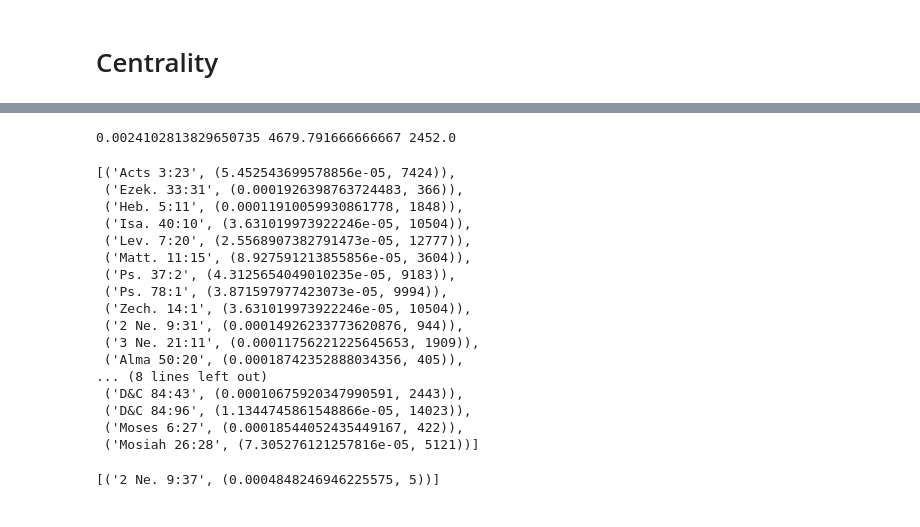
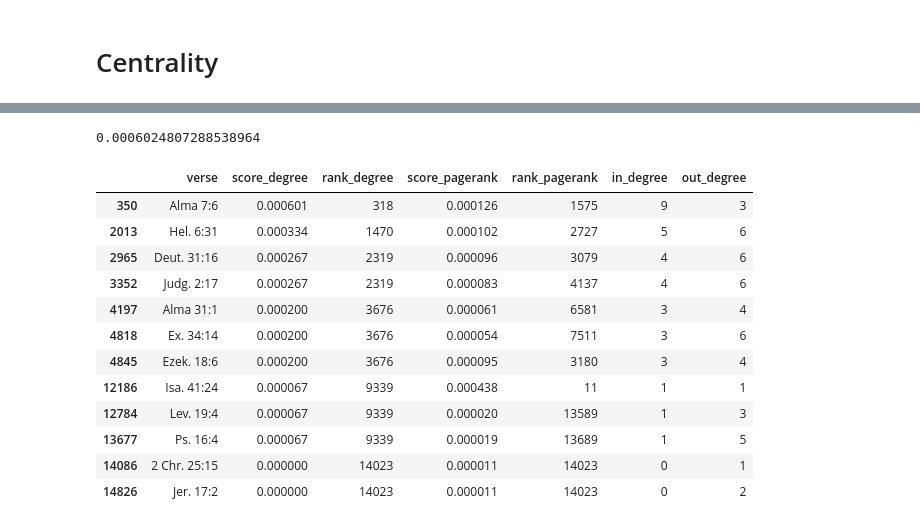
Before and after one commit to skearnes/scripture-graph, a Jupyter notebook: posts/2020-12-31/post.ipynb, the cells around one changed output, grey strips where cells are left out. Saved outputs shown, nothing was run; the diff lists cells and outputs as text; code cells hidden in the pictures.

```diff
--- a/posts/2020-12-31/post.ipynb
+++ b/posts/2020-12-31/post.ipynb
@@ -275,34 +177,20 @@ scores
-# %%
-scores = []
-for source, _ in subgraph.in_edges('D&C 1:14'):
-    scores.append((source, page_ranks[source]))
-ranks = [x[1][1] for x in scores]
-total = sum([x[1][0] for x in scores])
-print(total, np.mean(ranks), np.median(ranks))
-scores
-# %% [output]
-0.0024102813829650735 4679.791666666667 2452.0
-[('Acts 3:23', (5.452543699578856e-05, 7424)),
- ('Ezek. 33:31', (0.0001926398763724483, 366)),
- ('Heb. 5:11', (0.00011910059930861778, 1848)),
- ('Isa. 40:10', (3.631019973922246e-05, 10504)),
- ('Lev. 7:20', (2.5568907382791473e-05, 12777)),
- ('Matt. 11:15', (8.927591213855856e-05, 3604)),
- ('Ps. 37:2', (4.3125654049010235e-05, 9183)),
- ('Ps. 78:1', (3.871597977423073e-05, 9994)),
- ('Zech. 14:1', (3.631019973922246e-05, 10504)),
- ('2 Ne. 9:31', (0.00014926233773620876, 944)),
- ('3 Ne. 21:11', (0.00011756221225645653, 1909)),
- ('Alma 50:20', (0.00018742352888034356, 405)),
-... (8 lines left out)
- ('D&C 84:43', (0.00010675920347990591, 2443)),
- ('D&C 84:96', (1.1344745861548866e-05, 14023)),
- ('Moses 6:27', (0.00018544052435449167, 422)),
- ('Mosiah 26:28', (7.305276121257816e-05, 5121))]
-# %%
-scores = []
-for source, _ in subgraph.in_edges('Isa. 41:24'):
-    scores.append((source, page_ranks[source]))
-scores
-# %% [output]
-[('2 Ne. 9:37', (0.0004848246946225575, 5))]
+# %%
+neighbors = [source for source, _ in subgraph.in_edges('2 Ne. 9:37')]
+df = merged[merged.verse.isin(neighbors)]
+print(sum(df.score_pagerank / df.out_degree))
+df
+# %% [output]
+0.0006024807288538964
+|  | verse | score_degree | rank_degree | score_pagerank | rank_pagerank | in_degree | out_degree |
+| 350 | Alma 7:6 | 0.000601 | 318 | 0.000126 | 1575 | 9 | 3 |
+| 2013 | Hel. 6:31 | 0.000334 | 1470 | 0.000102 | 2727 | 5 | 6 |
+| 2965 | Deut. 31:16 | 0.000267 | 2319 | 0.000096 | 3079 | 4 | 6 |
+| 3352 | Judg. 2:17 | 0.000267 | 2319 | 0.000083 | 4137 | 4 | 6 |
+| 4197 | Alma 31:1 | 0.000200 | 3676 | 0.000061 | 6581 | 3 | 4 |
+| 4818 | Ex. 34:14 | 0.000200 | 3676 | 0.000054 | 7511 | 3 | 6 |
+| 4845 | Ezek. 18:6 | 0.000200 | 3676 | 0.000095 | 3180 | 3 | 4 |
+| 12186 | Isa. 41:24 | 0.000067 | 9339 | 0.000438 | 11 | 1 | 1 |
+| 12784 | Lev. 19:4 | 0.000067 | 9339 | 0.000020 | 13589 | 1 | 3 |
+| 13677 | Ps. 16:4 | 0.000067 | 9339 | 0.000019 | 13689 | 1 | 5 |
+| 14086 | 2 Chr. 25:15 | 0.000000 | 14023 | 0.000011 | 14023 | 0 | 1 |
+| 14826 | Jer. 17:2 | 0.000000 | 14023 | 0.000011 | 14023 | 0 | 2 |
```
Also changed, not shown: parts of 24 cells of this notebook.
